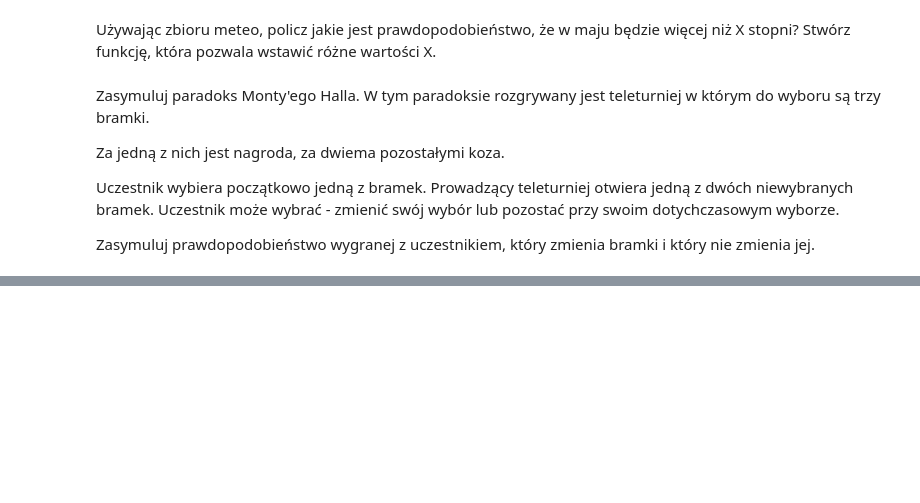
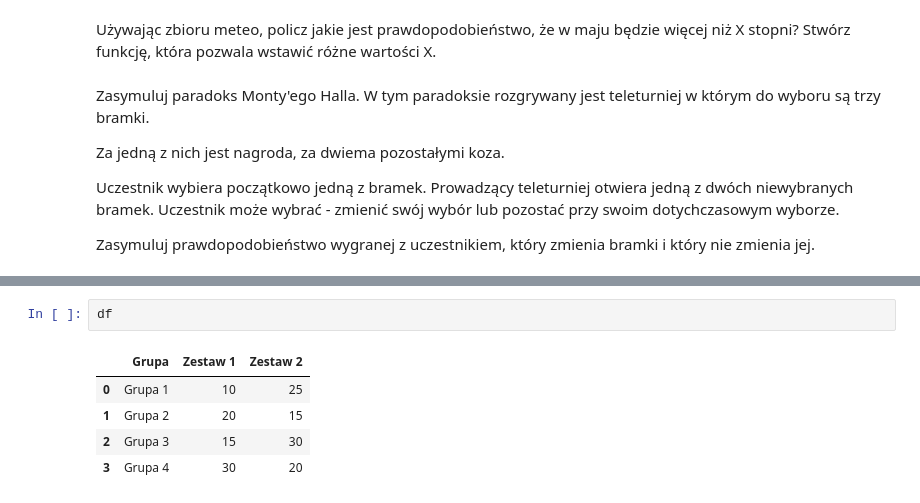
Before and after one commit to SmolakK/UczenieMaszynowe2025, a Jupyter notebook: 1. UM 2 - ćwiczenia.ipynb, the cells around one changed output, grey strips where cells are left out. Cells and saved outputs as stored; diff of their text form; blank space fills up the shorter version.

```diff
--- a/1. UM 2 - ćwiczenia.ipynb
+++ b/1. UM 2 - ćwiczenia.ipynb
@@ -96,0 +143,8 @@ Zasymuluj prawdopodobieństwo wygranej z uczestnikiem, który zmienia bramki i k
+# %%
+df
+# %% [output]
+|  | Grupa | Zestaw 1 | Zestaw 2 |
+| 0 | Grupa 1 | 10 | 25 |
+| 1 | Grupa 2 | 20 | 15 |
+| 2 | Grupa 3 | 15 | 30 |
+| 3 | Grupa 4 | 30 | 20 |
```
Also changed, not shown: parts of 5 cells of this notebook, 23 other files.
